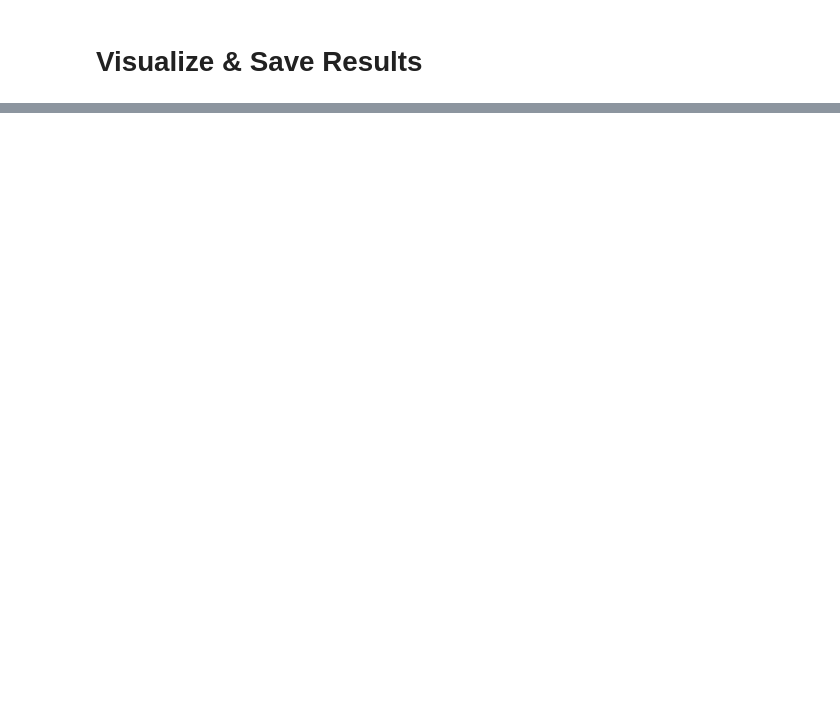
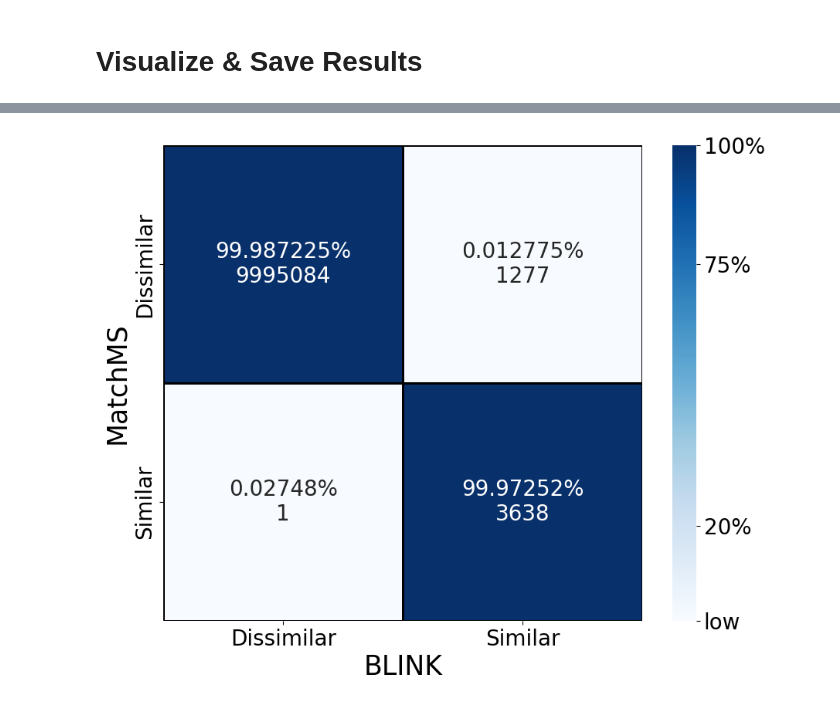
Before and after one commit to biorack/blink, a Jupyter notebook: benchmarking/blink_accuracy_benchmark.ipynb, the cells around one changed output, grey strips where cells are left out. Cells and saved outputs as stored; diff of their text form; code cells hidden in the pictures; blank space fills up the shorter version.

Commit message:
feat: confusion matrices

```diff
--- a/benchmarking/blink_accuracy_benchmark.ipynb
+++ b/benchmarking/blink_accuracy_benchmark.ipynb
@@ -118,0 +131,4 @@ Wall time: 10min 37s
+# %%
+#Score filtering using GNPS default
+good_score = 0.7
+good_matches = 6
@@ -118,0 +171,36 @@ Wall time: 10min 37s
+# %%
+idx1 = np.maximum(S12['mzi'].toarray().flatten(),S12['nli'].toarray().flatten())>=good_score
+idx2 = np.maximum(S12['mzc'].toarray().flatten(),S12['nlc'].toarray().flatten())>=good_matches
+
+idx3 = MMS12['mod']['score'].flatten()>=good_score
+idx4 = MMS12['mod']['matches'].flatten()>=good_matches
+
+blink_ids = idx1 * idx2
+matchms_ids = idx3 * idx4
+
+cm_norm = confusion_matrix(blink_ids, matchms_ids, normalize='true')
+cm = confusion_matrix(blink_ids, matchms_ids)
+df = pd.DataFrame(cm)
+
+perc = df.copy()
+cols=perc.columns.values
+perc[cols]=perc[cols].div(perc[cols].sum(axis=1), axis=0).multiply(100)
+annot = perc.round(6).astype(str) + "%" + "\n" + df.round(2).astype(str)
+
+fig, ax = plt.subplots(figsize=(10,8))
+ax = sns.heatmap(cm_norm, annot=annot, fmt='', vmin=0, vmax=1, cmap="Blues",
+            annot_kws={"fontsize":20}, linewidth=1,linecolor='black' ,xticklabels=['Dissimilar', 'Similar'], yticklabels=['Dissimilar', 'Similar'])
+
+ax.tick_params(labelsize=20)
+cbar = ax.collections[0].colorbar
+cbar.ax.tick_params(labelsize=20)
+cbar.set_ticks([0, .2, .75, 1])
+cbar.set_ticklabels(['low', '20%', '75%', '100%'])
+
+plt.xlabel('BLINK', fontsize=25)
+plt.ylabel('MatchMS', fontsize=25)
+plt.show()
+
+# fig.savefig('network_confusion_matrix.svg')
+# %% [output]
+[figure, added]
```
Also changed, not shown: parts of 16 cells of this notebook, 3 other files.
